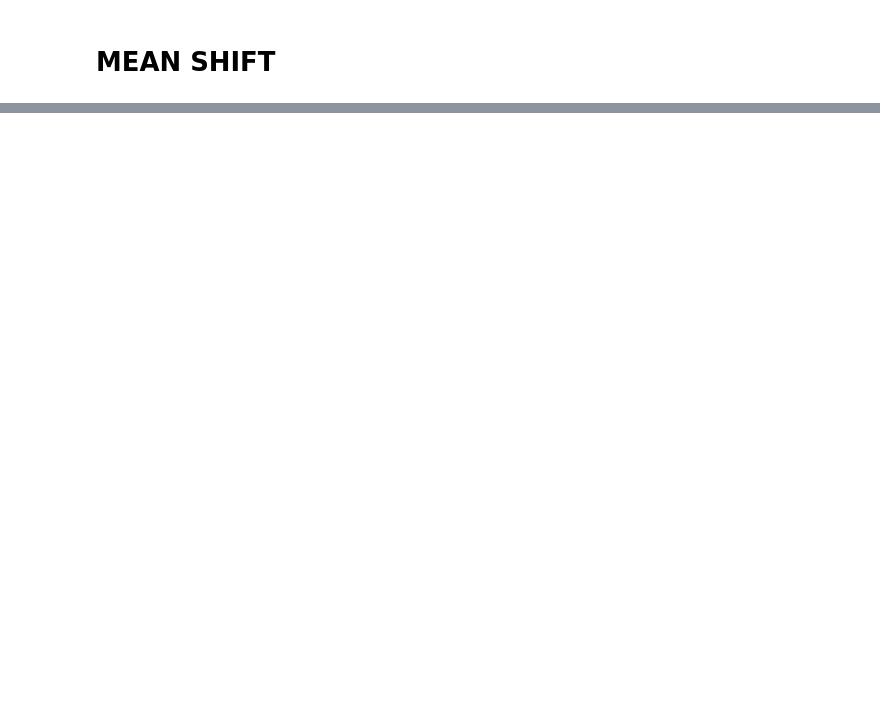
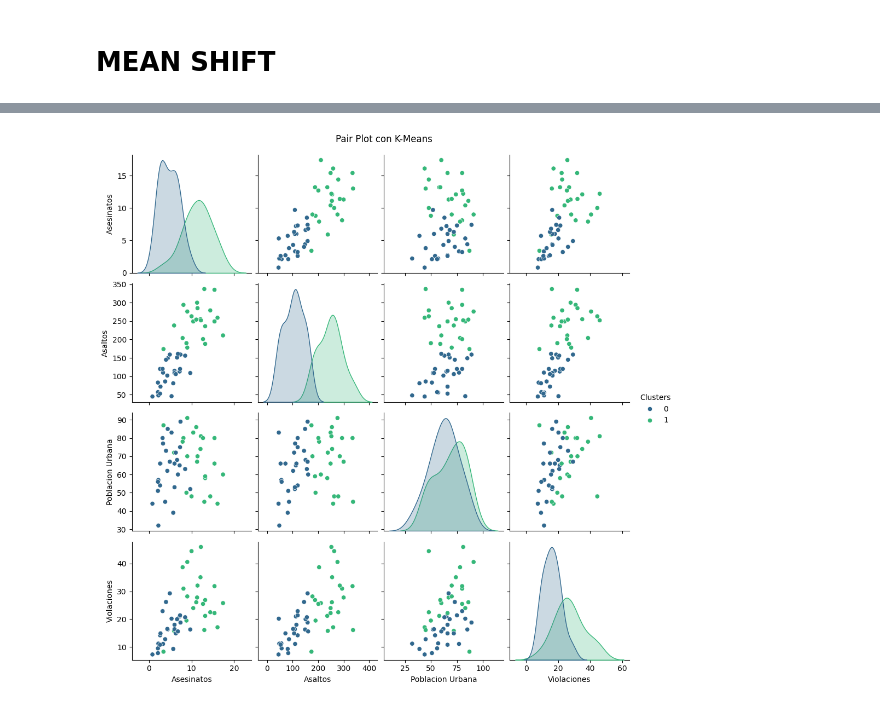
Before and after one commit to 1Pampu/BigData-ML-Proyectos, a Jupyter notebook: TP3/Big_Data_TP3.ipynb, the cells around one changed output, grey strips where cells are left out. Saved outputs shown, nothing was run; the diff lists cells and outputs as text; code cells hidden in the pictures; blank space fills up the shorter version.

```diff
--- a/TP3/Big_Data_TP3.ipynb
+++ b/TP3/Big_Data_TP3.ipynb
@@ -117,0 +141,9 @@ fig.show()
+# %%
+XMShift = X.copy()
+XMShift["Clusters"] = labels
+
+sns.pairplot(XMShift, hue='Clusters', palette='viridis')
+plt.suptitle('Pair Plot con K-Means', y=1.02)
+plt.show()
+# %% [output]
+[figure, added]
```
Also changed, not shown: parts of 12 cells of this notebook.
